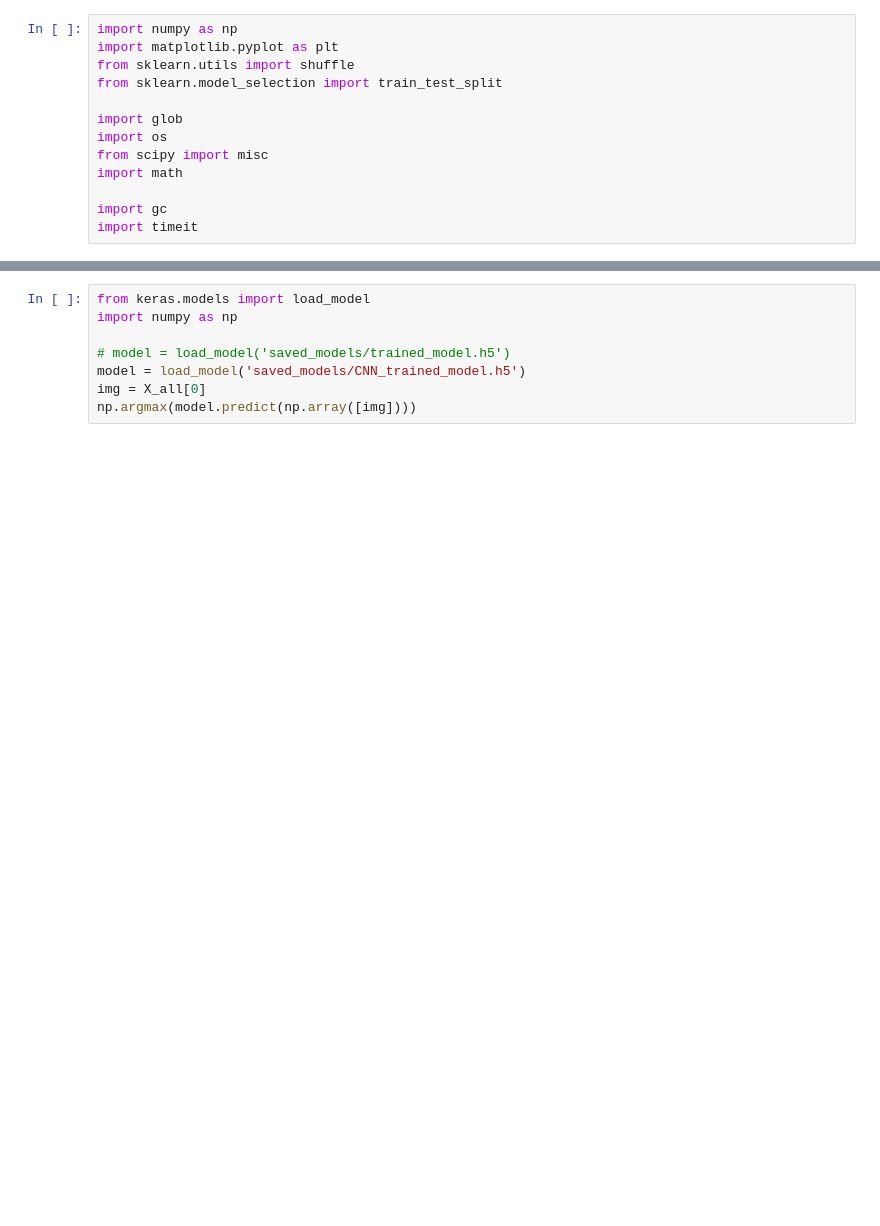
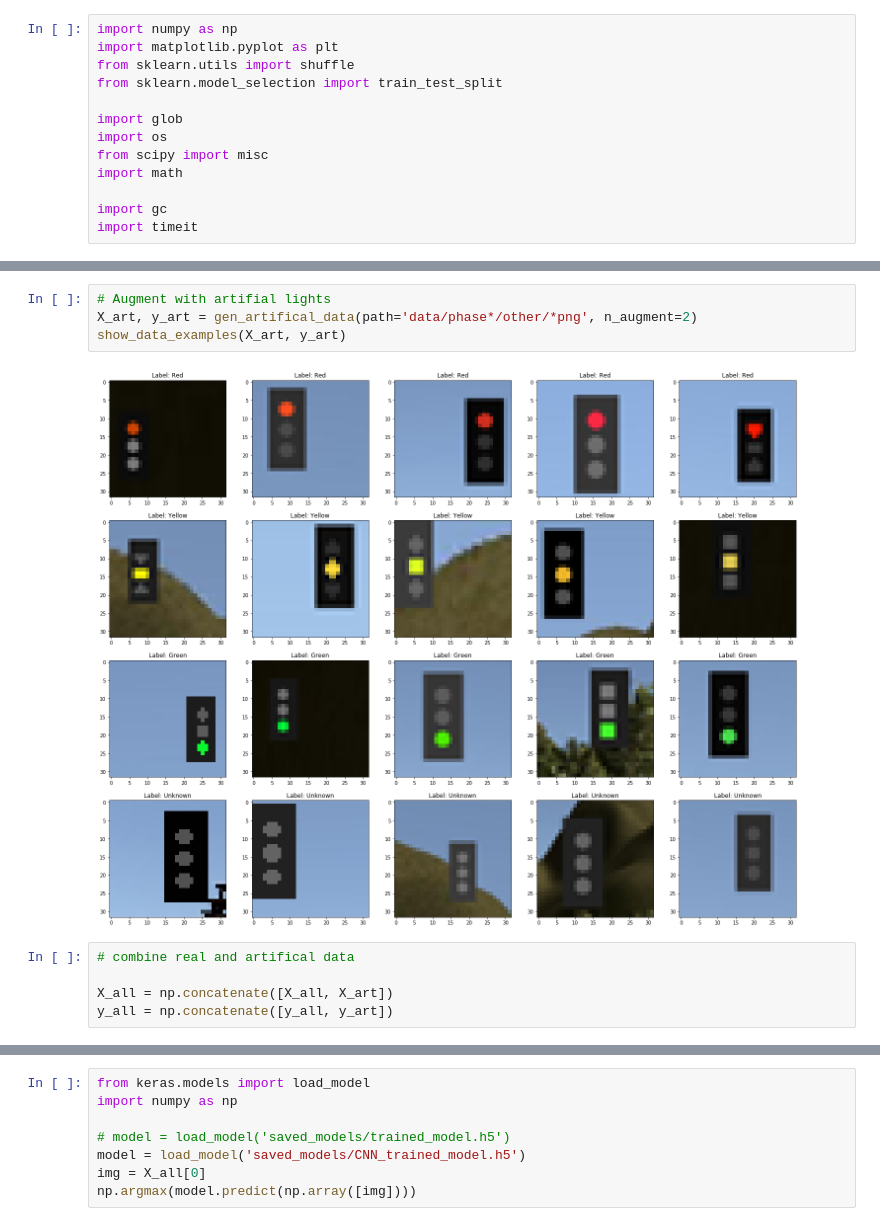
Before and after one commit to racersmith/CarND-Capstone, a Jupyter notebook: tl_data/Traffic_Light_Classifier.ipynb, the cells around one changed output, grey strips where cells are left out. Cells and saved outputs as stored; diff of their text form; blank space fills up the shorter version.

```diff
--- a/tl_data/Traffic_Light_Classifier.ipynb
+++ b/tl_data/Traffic_Light_Classifier.ipynb
@@ -84,0 +158,11 @@ plt.show()
+# %%
+# Augment with artifial lights
+X_art, y_art = gen_artifical_data(path='data/phase*/other/*png', n_augment=2)
+show_data_examples(X_art, y_art)
+# %% [output]
+[figure, added]
+# %%
+# combine real and artifical data
+
+X_all = np.concatenate([X_all, X_art])
+y_all = np.concatenate([y_all, y_art])
```
Also changed, not shown: parts of 18 cells of this notebook, 2 other files.
